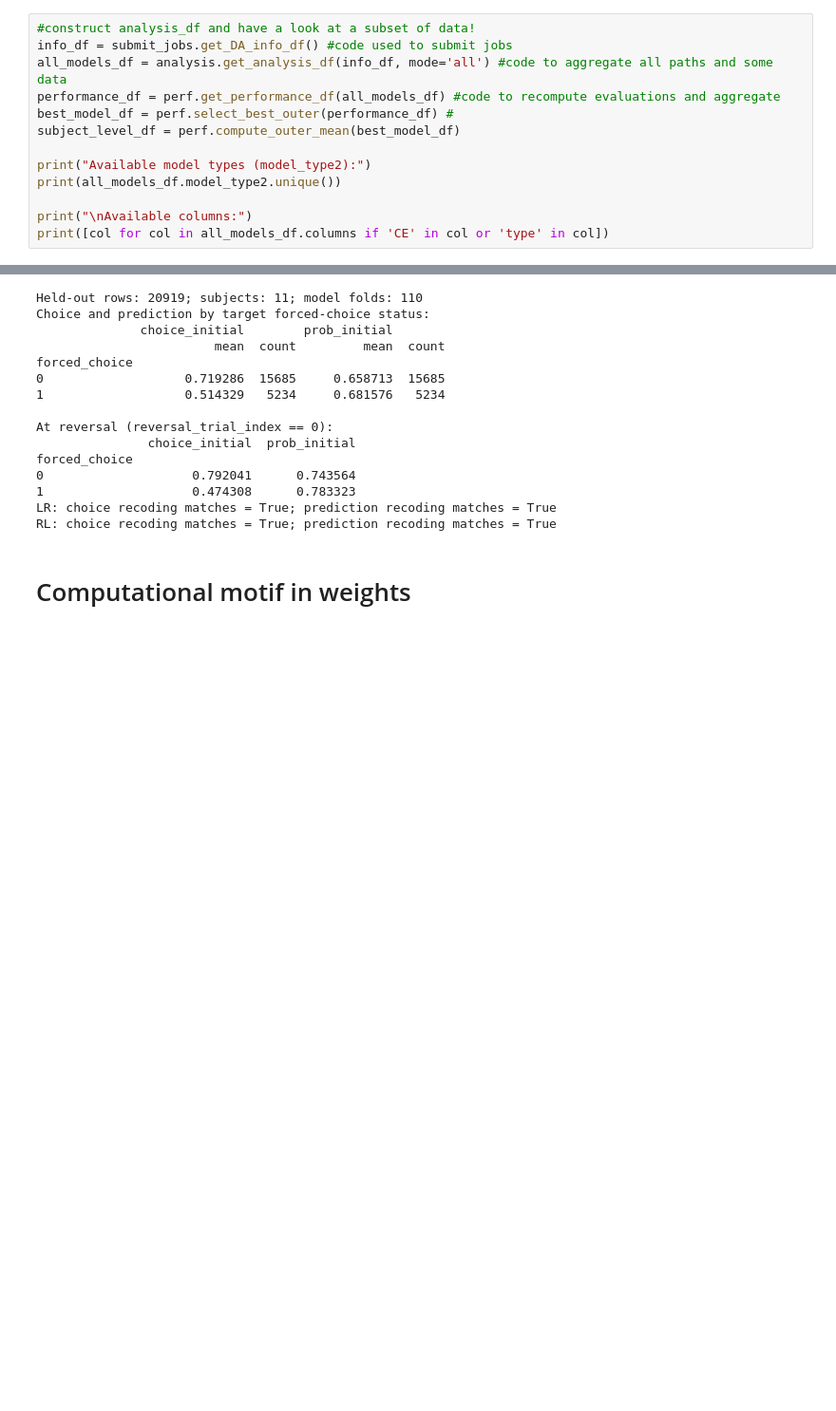
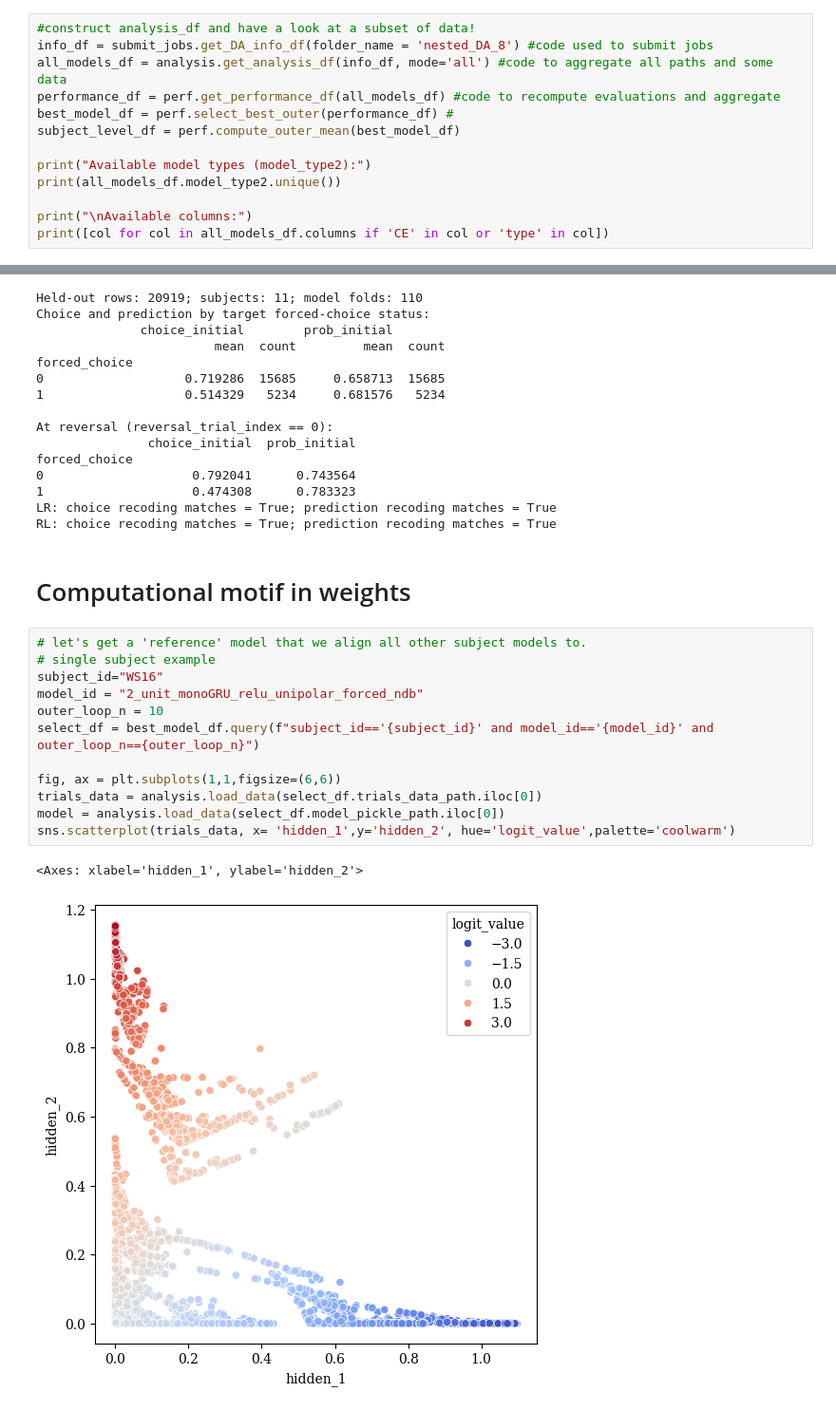
Before and after one commit to charlesdgburns/NM_TinyRNN, a Jupyter notebook: notebooks/monoGRU_mechanisms.ipynb, the cells around one changed output, grey strips where cells are left out. Shown at 95% size. Drawn from its saved outputs; the diff is of its cells as text; blank space fills up the shorter version.

```diff
--- a/notebooks/monoGRU_mechanisms.ipynb
+++ b/notebooks/monoGRU_mechanisms.ipynb
@@ -38,6 +35,6 @@ The autoreload extension is already loaded. To reload it, use:
 # %%
 #construct analysis_df and have a look at a subset of data!
-info_df = submit_jobs.get_DA_info_df() #code used to submit jobs
+info_df = submit_jobs.get_DA_info_df(folder_name = 'nested_DA_8') #code used to submit jobs
 all_models_df = analysis.get_analysis_df(info_df, mode='all') #code to aggregate all paths and some data
 performance_df = perf.get_performance_df(all_models_df) #code to recompute evaluations and aggregate
 best_model_df = perf.select_best_outer(performance_df) #
@@ -454,6 +451,21 @@ LR: choice recoding matches = True; prediction recoding matches = True
 RL: choice recoding matches = True; prediction recoding matches = True
 # %% [markdown]
 # Computational motif in weights
+# %%
+# let's get a 'reference' model that we align all other subject models to.
+# single subject example
+subject_id="WS16"
+model_id = "2_unit_monoGRU_relu_unipolar_forced_ndb"
+outer_loop_n = 10
+select_df = best_model_df.query(f"subject_id=='{subject_id}' and model_id=='{model_id}' and outer_loop_n=={outer_loop_n}")
+
+fig, ax = plt.subplots(1,1,figsize=(6,6))
+trials_data = analysis.load_data(select_df.trials_data_path.iloc[0])
+model = analysis.load_data(select_df.model_pickle_path.iloc[0])
+sns.scatterplot(trials_data, x= 'hidden_1',y='hidden_2', hue='logit_value',palette='coolwarm')
+# %% [output]
+<Axes: xlabel='hidden_1', ylabel='hidden_2'>
+[figure, added]
 # %%
 # Average parameters across all outer-loop models for one subject and model_id
 import copy
```
Also changed, not shown: parts of 13 cells of this notebook, 13 other files.
